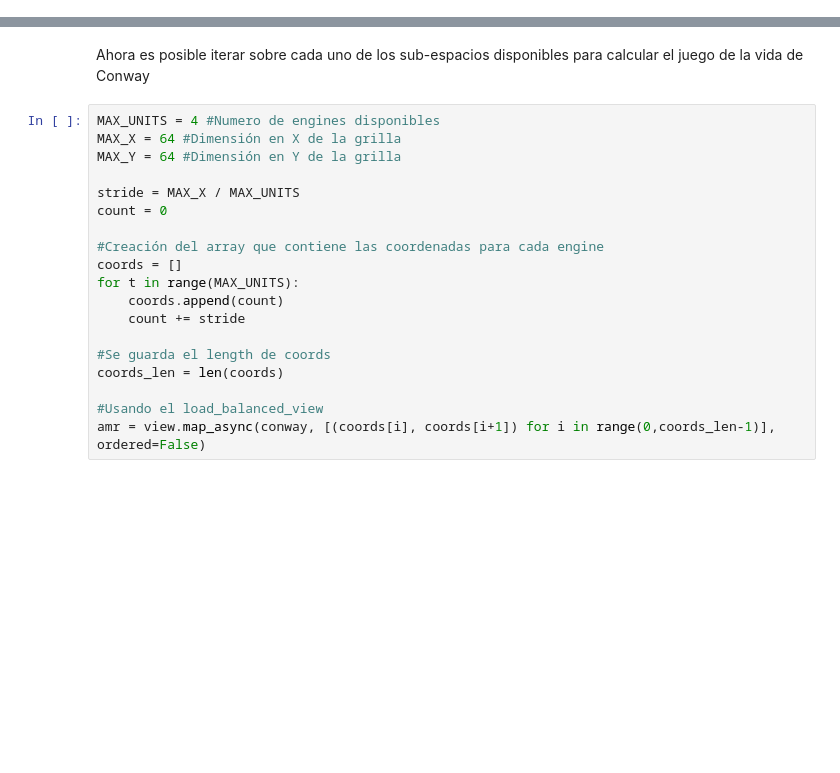
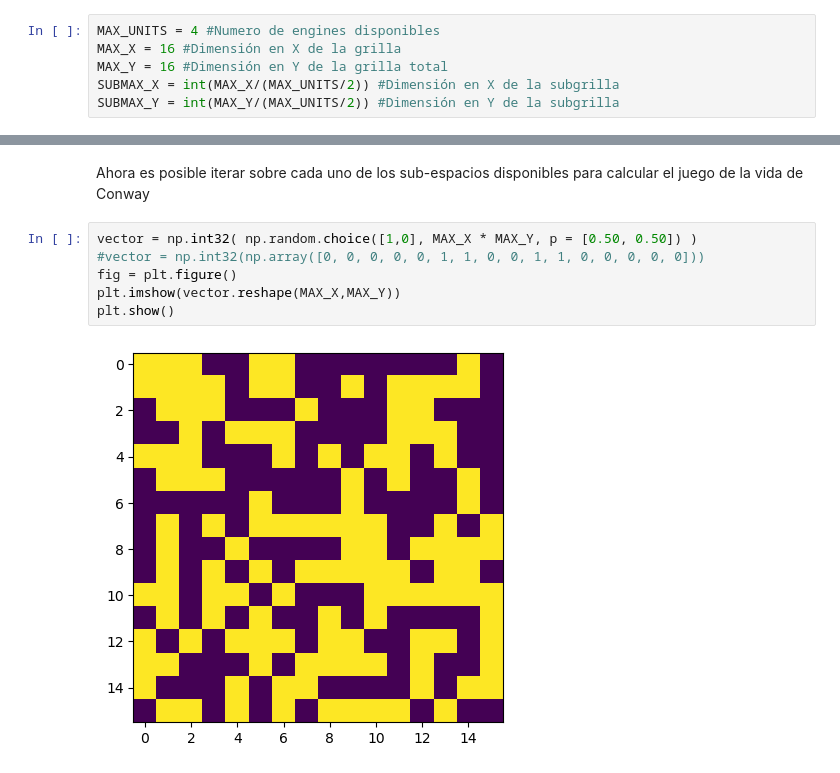
Before and after one commit to Seb0927/FinalProyectPI, a Jupyter notebook: FinalProject.ipynb, the cells around one changed output, grey strips where cells are left out. Saved outputs shown, nothing was run; the diff lists cells and outputs as text; blank space fills up the shorter version.

```diff
--- a/FinalProject.ipynb
+++ b/FinalProject.ipynb
@@ -116,3 +118,9 @@ import ipyparallel as parallel
+# %%
+MAX_UNITS = 4 #Numero de engines disponibles
+MAX_X = 16 #Dimensión en X de la grilla
+MAX_Y = 16 #Dimensión en Y de la grilla total
+SUBMAX_X = int(MAX_X/(MAX_UNITS/2)) #Dimensión en X de la subgrilla
+SUBMAX_Y = int(MAX_Y/(MAX_UNITS/2)) #Dimensión en Y de la subgrilla
 # %% [markdown]
 Se definen las respectivas funciones que se encargan de calcular el juego de la vida de Conway
 # %%
@@ -209,22 +262,11 @@ print("Terminé")
 Terminé
 # %% [markdown]
 Ahora es posible iterar sobre cada uno de los sub-espacios disponibles para calcular el juego de la vida de Conway
-# %%
-MAX_UNITS = 4 #Numero de engines disponibles
-MAX_X = 64 #Dimensión en X de la grilla
-MAX_Y = 64 #Dimensión en Y de la grilla
-
-stride = MAX_X / MAX_UNITS
-count = 0
-
-#Creación del array que contiene las coordenadas para cada engine
-coords = []
-for t in range(MAX_UNITS):
-    coords.append(count)
-    count += stride
-
-#Se guarda el length de coords
-coords_len = len(coords)
-
-#Usando el load_balanced_view
-amr = view.map_async(conway, [(coords[i], coords[i+1]) for i in range(0,coords_len-1)], ordered=False)
+# %%
+vector = np.int32( np.random.choice([1,0], MAX_X * MAX_Y, p = [0.50, 0.50]) )
+#vector = np.int32(np.array([0, 0, 0, 0, 0, 1, 1, 0, 0, 1, 1, 0, 0, 0, 0, 0]))
+fig = plt.figure()
+plt.imshow(vector.reshape(MAX_X,MAX_Y))
+plt.show()
+# %% [output]
+[figure, added]
```
Also changed, not shown: parts of 4 cells of this notebook.
